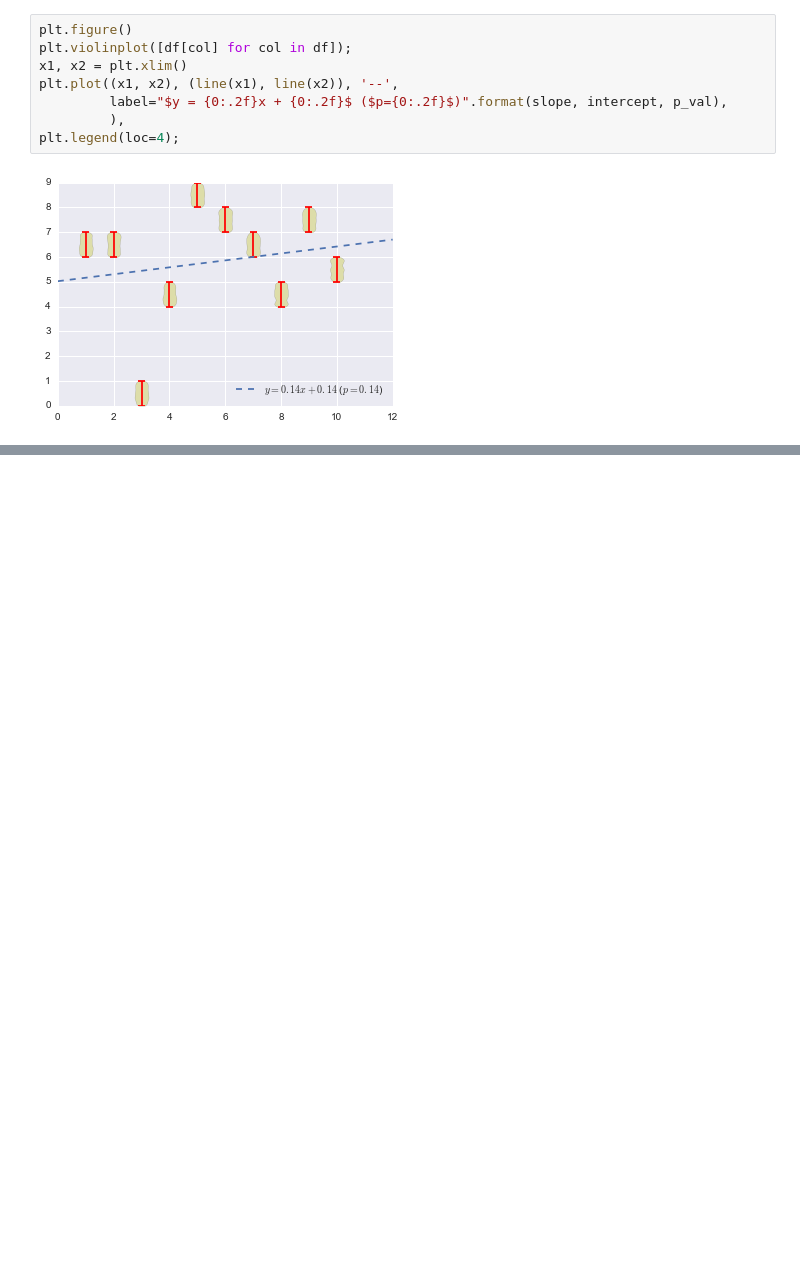
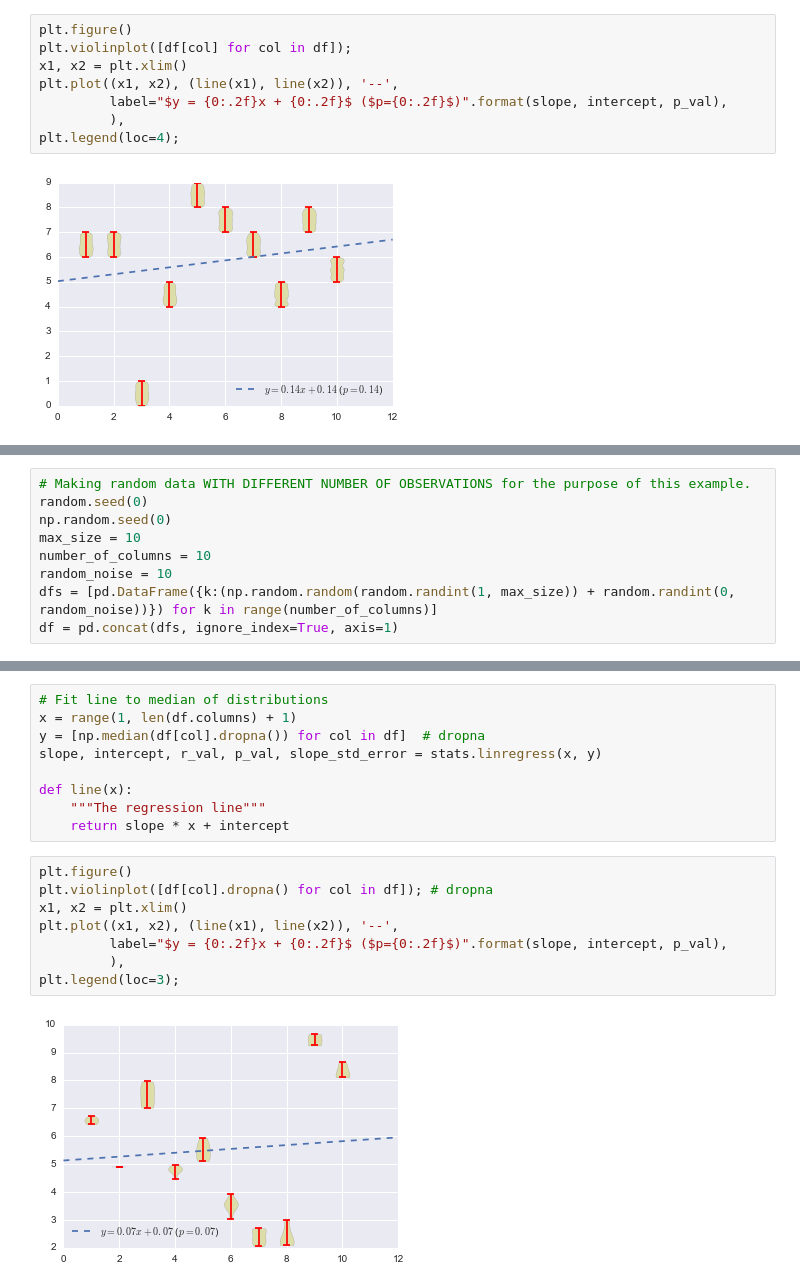
Before and after one commit to Nikoleta-v3/Dissertation-Notebooks, a Jupyter notebook: rsc/anova.ipynb, the cells around one changed output, grey strips where cells are left out. Cells and saved outputs as stored; diff of their text form; blank space fills up the shorter version.

Commit message:
Add example of anova with diff len columns and nans.

```diff
--- a/rsc/anova.ipynb
+++ b/rsc/anova.ipynb
@@ -62,0 +65,9 @@ plt.legend(loc=4);
+# %%
+# Making random data WITH DIFFERENT NUMBER OF OBSERVATIONS for the purpose of this example.
+random.seed(0)
+np.random.seed(0)
+max_size = 10
+number_of_columns = 10
+random_noise = 10
+dfs = [pd.DataFrame({k:(np.random.random(random.randint(1, max_size)) + random.randint(0, random_noise))}) for k in range(number_of_columns)]
+df = pd.concat(dfs, ignore_index=True, axis=1)
@@ -62,0 +105,19 @@ plt.legend(loc=4);
+# %%
+# Fit line to median of distributions
+x = range(1, len(df.columns) + 1)
+y = [np.median(df[col].dropna()) for col in df]  # dropna
+slope, intercept, r_val, p_val, slope_std_error = stats.linregress(x, y)
+
+def line(x):
+    """The regression line"""
+    return slope * x + intercept
+# %%
+plt.figure()
+plt.violinplot([df[col].dropna() for col in df]); # dropna
+x1, x2 = plt.xlim()
+plt.plot((x1, x2), (line(x1), line(x2)), '--',
+         label="$y = {0:.2f}x + {0:.2f}$ ($p={0:.2f}$)".format(slope, intercept, p_val),
+         ),
+plt.legend(loc=3);
+# %% [output]
+[figure, added]
```
Also changed, not shown: parts of 6 cells of this notebook.
